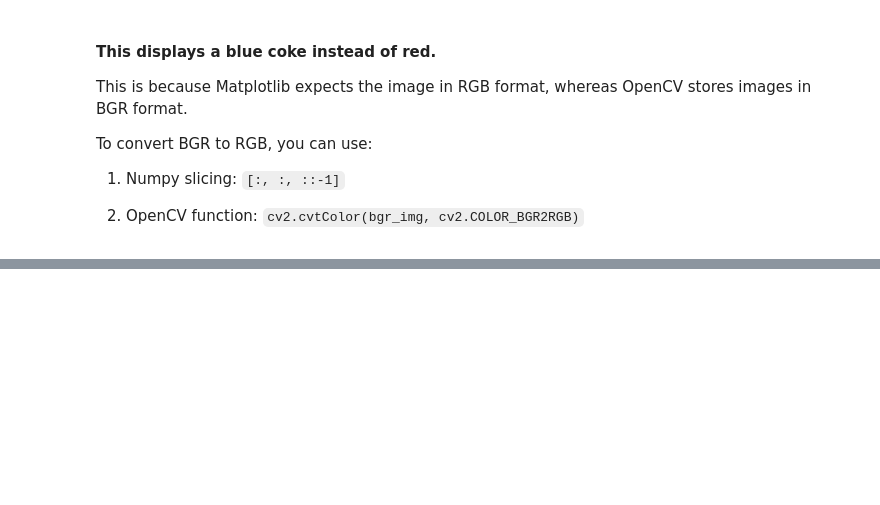
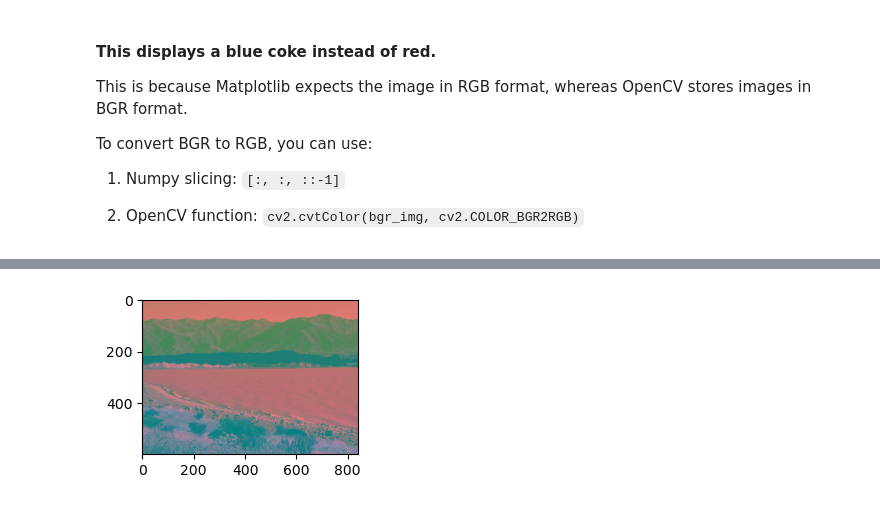
Before and after one commit to sierra-95/OpenCV, a Jupyter notebook: Introduction/introduction.ipynb, the cells around one changed output, grey strips where cells are left out. Cells and saved outputs as stored; diff of their text form; code cells hidden in the pictures; blank space fills up the shorter version.

```diff
--- a/Introduction/introduction.ipynb
+++ b/Introduction/introduction.ipynb
@@ -164,0 +255,6 @@ plt.show()
+# %%
+Img_Cielab = cv2.cvtColor(retval_NewZealand,cv2.COLOR_BGR2Lab)
+plt.figure(figsize=[10,2])
+plt.imshow(Img_Cielab);plt.show()
+# %% [output]
+[figure, added]
```
Also changed, not shown: parts of 15 cells of this notebook, 1 other file.
